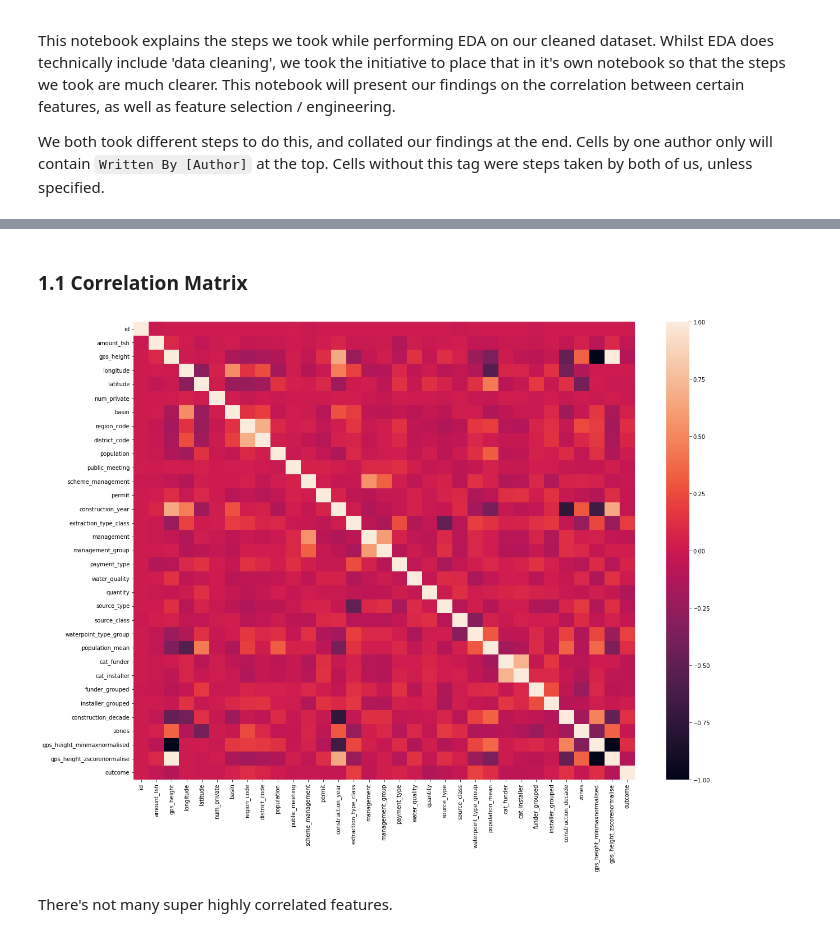
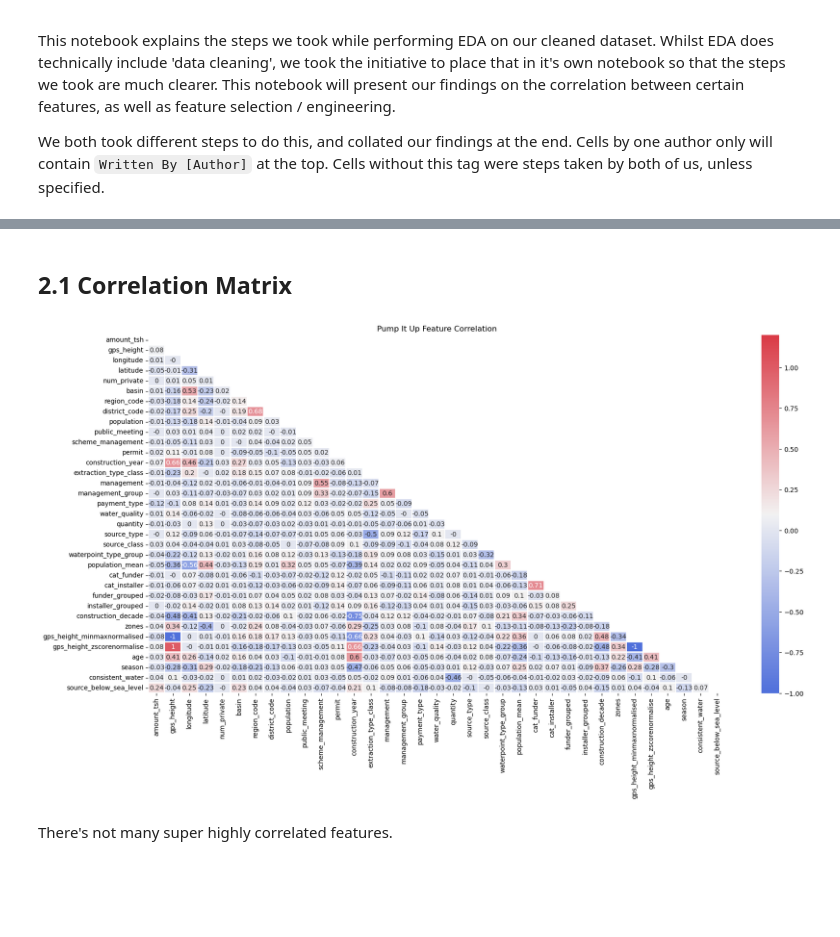
Before and after one commit to JasonErwin/dma-project, a Jupyter notebook: EDA.ipynb, the cells around one changed output, grey strips where cells are left out. Drawn from its saved outputs; the diff is of its cells as text; code cells hidden in the pictures; blank space fills up the shorter version.

Commit message:
New Correlation Matrix , Chi Square Test & Rearrangement

```diff
--- a/EDA.ipynb
+++ b/EDA.ipynb
@@ -50,15 +109,29 @@ memory usage: 23.1+ MB
 # %% [markdown]
-### 1.1 Correlation Matrix
+## 2.1 Correlation Matrix
 # %%
 # Author [Jason]
+# Code adapted from COMP 3009 Lab Sheet
 
-# Correlation Matrix
-plt.figure(figsize=(20,15))
-matrix = df.corr().round(2)
-sns.heatmap(matrix)
-plt.show()
+feature = df.drop(columns=['id','outcome'])
+
+corrMatt = feature.corr().round(2)
+
+# Generate a mask for the upper triangle
+mask = np.zeros_like(corrMatt)
+mask[np.triu_indices_from(mask)] = True
+
+# Set up the matplotlib figure
+fig, ax = plt.subplots(figsize=(20, 10))
+plt.title('Pump It Up Feature Correlation')
+
+# Generate a custom diverging colormap
+cmap = sns.diverging_palette(260, 10, as_cmap=True)
+
+# Draw the heatmap with the mask and correct aspect ratio
+sns.heatmap(corrMatt, vmax=1.2, square=False, cmap=cmap, mask=mask,
+ax=ax, annot=True, fmt='.2g', linewidths=1);
 # %% [output]
-[figure, old version]
+[figure, new version]
 # %% [markdown]
 There's not many super highly correlated features.
 # %%
```
Also changed, not shown: parts of 34 cells of this notebook.
